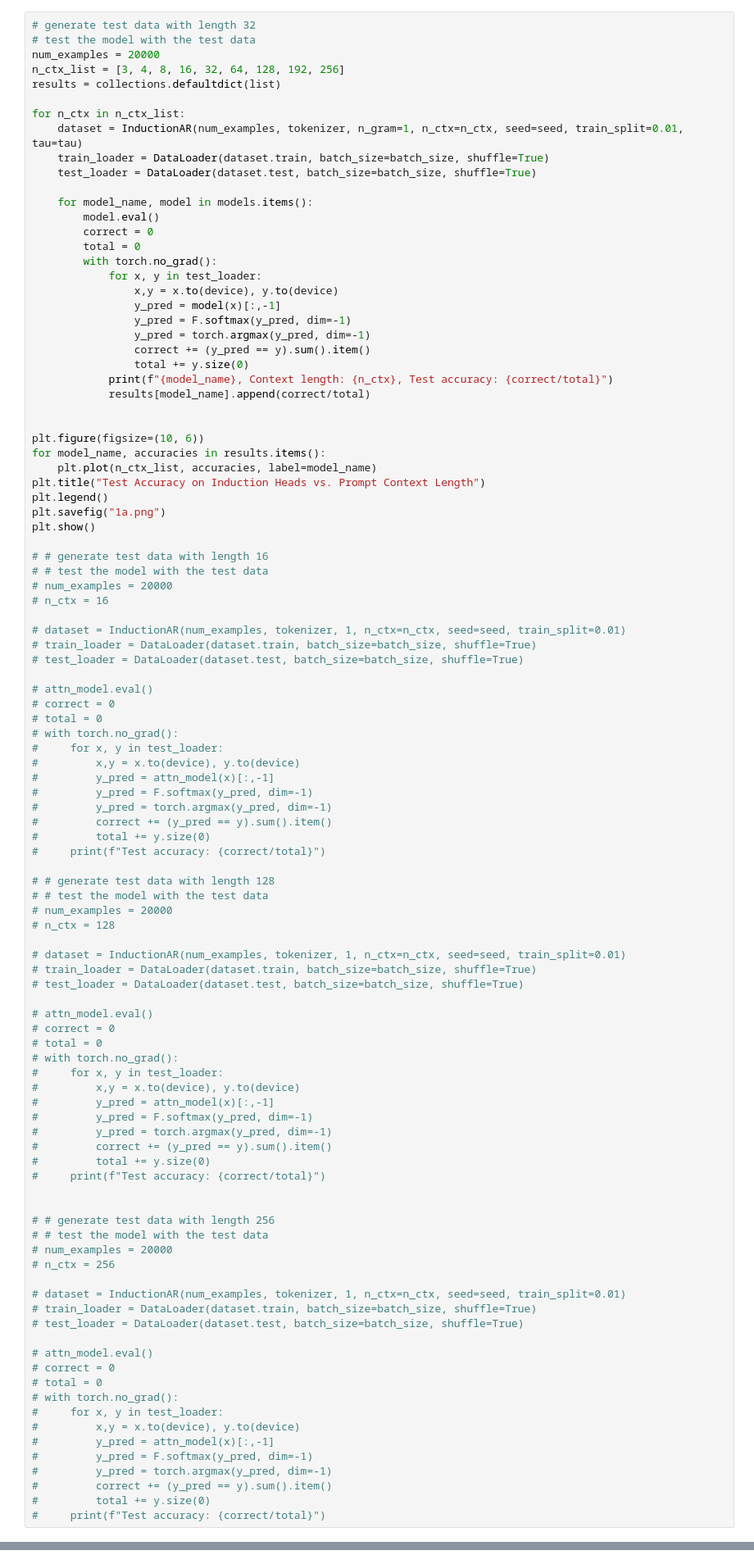
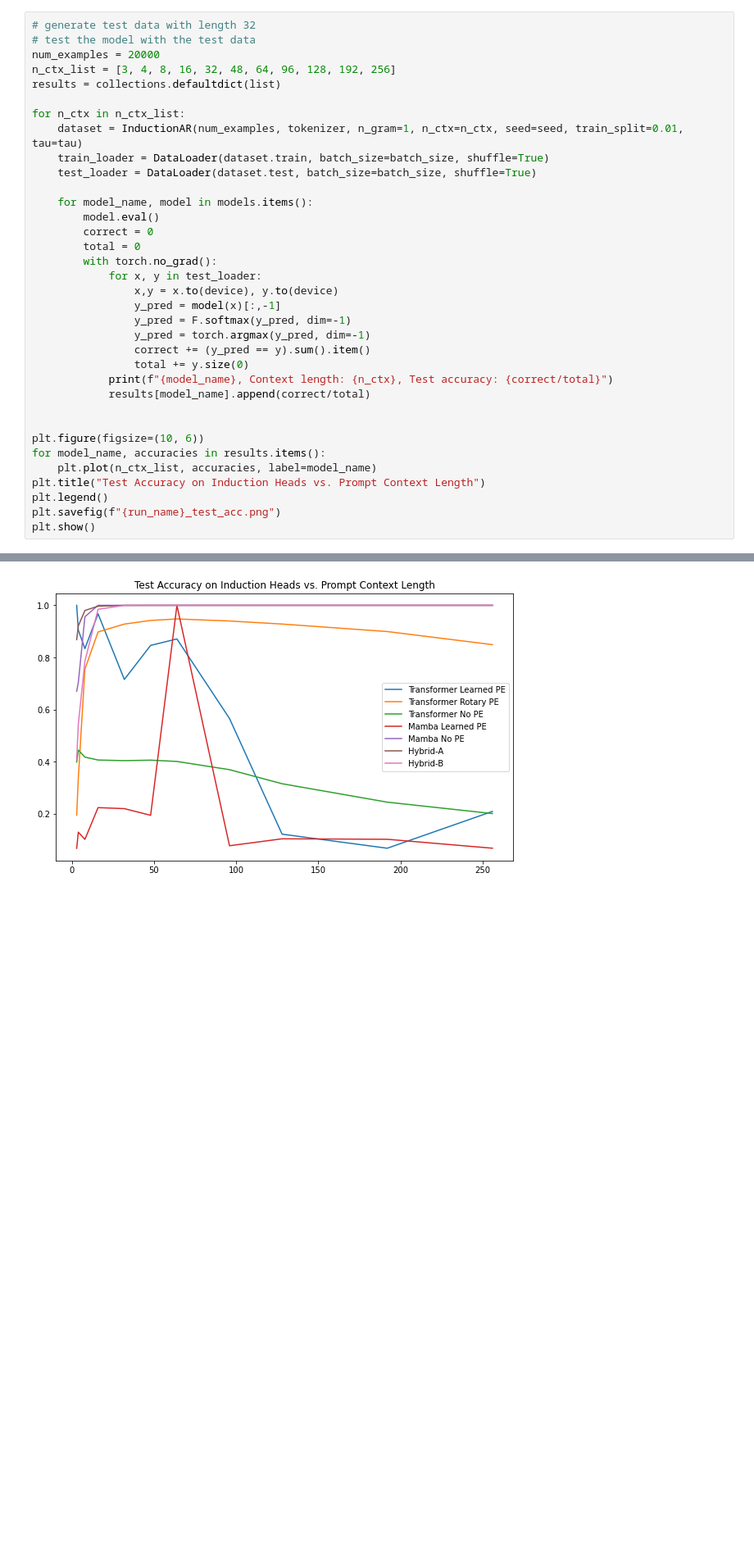
Before and after one commit to oliveraw/hw-mamba, a Jupyter notebook: recall.ipynb, the cells around one changed output, grey strips where cells are left out. Shown: that part at 82% size. Drawn from its saved outputs; the diff is of its cells as text; blank space fills up the shorter version.

```diff
--- a/recall.ipynb
+++ b/recall.ipynb
@@ -1109,7 +1111,7 @@ plt.show()
 # generate test data with length 32
 # test the model with the test data
 num_examples = 20000
-n_ctx_list = [3, 4, 8, 16, 32, 64, 128, 192, 256]
+n_ctx_list = [3, 4, 8, 16, 32, 48, 64, 96, 128, 192, 256]
 results = collections.defaultdict(list)
 
 for n_ctx in n_ctx_list:
@@ -1138,75 +1140,8 @@ for model_name, accuracies in results.items():
     plt.plot(n_ctx_list, accuracies, label=model_name)
 plt.title("Test Accuracy on Induction Heads vs. Prompt Context Length")
 plt.legend()
-plt.savefig("1a.png")
+plt.savefig(f"{run_name}_test_acc.png")
 plt.show()
-
-# # generate test data with length 16
-# # test the model with the test data
-# num_examples = 20000
-# n_ctx = 16
-
-# dataset = InductionAR(num_examples, tokenizer, 1, n_ctx=n_ctx, seed=seed, train_split=0.01)
-# train_loader = DataLoader(dataset.train, batch_size=batch_size, shuffle=True)
-# test_loader = DataLoader(dataset.test, batch_size=batch_size, shuffle=True)
-
-# attn_model.eval()
-# correct = 0
-# total = 0
-# with torch.no_grad():
-#     for x, y in test_loader:
-#         x,y = x.to(device), y.to(device)
-#         y_pred = attn_model(x)[:,-1]
-#         y_pred = F.softmax(y_pred, dim=-1)
-#         y_pred = torch.argmax(y_pred, dim=-1)
-#         correct += (y_pred == y).sum().item()
-#         total += y.size(0)
-#     print(f"Test accuracy: {correct/total}")
-
-# # generate test data with length 128
-# # test the model with the test data
-# num_examples = 20000
-# n_ctx = 128
-
-# dataset = InductionAR(num_examples, tokenizer, 1, n_ctx=n_ctx, seed=seed, train_split=0.01)
-# train_loader = DataLoader(dataset.train, batch_size=batch_size, shuffle=True)
-# test_loader = DataLoader(dataset.test, batch_size=batch_size, shuffle=True)
-
-# attn_model.eval()
-# correct = 0
-# total = 0
-# with torch.no_grad():
-#     for x, y in test_loader:
-#         x,y = x.to(device), y.to(device)
-#         y_pred = attn_model(x)[:,-1]
-#         y_pred = F.softmax(y_pred, dim=-1)
-#         y_pred = torch.argmax(y_pred, dim=-1)
-#         correct += (y_pred == y).sum().item()
-#         total += y.size(0)
-#     print(f"Test accuracy: {correct/total}")
-
-
-# # generate test data with length 256
-# # test the model with the test data
-# num_examples = 20000
-# n_ctx = 256
-
-# dataset = InductionAR(num_examples, tokenizer, 1, n_ctx=n_ctx, seed=seed, train_split=0.01)
-# train_loader = DataLoader(dataset.train, batch_size=batch_size, shuffle=True)
-# test_loader = DataLoader(dataset.test, batch_size=batch_size, shuffle=True)
-
-# attn_model.eval()
-# correct = 0
-# total = 0
-# with torch.no_grad():
-#     for x, y in test_loader:
-#         x,y = x.to(device), y.to(device)
-#         y_pred = attn_model(x)[:,-1]
-#         y_pred = F.softmax(y_pred, dim=-1)
-#         y_pred = torch.argmax(y_pred, dim=-1)
-#         correct += (y_pred == y).sum().item()
-#         total += y.size(0)
-#     print(f"Test accuracy: {correct/total}")
 # %% [output]
 Generating example 0
 Generating example 5000
@@ -1227,0 +1163 @@ Generating example 5000
+[figure, added]
```
Also changed, not shown: parts of 6 cells of this notebook, 5 other files.
